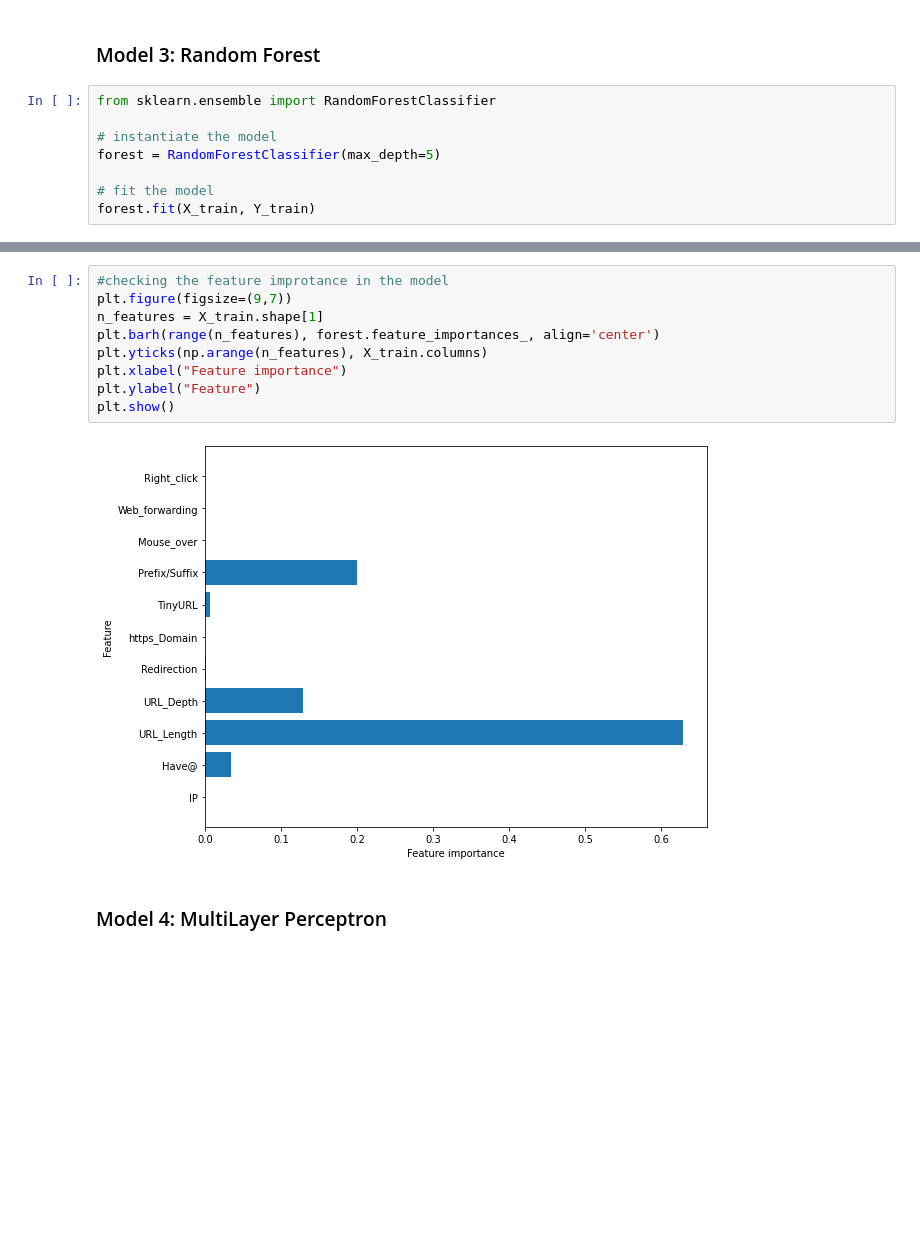
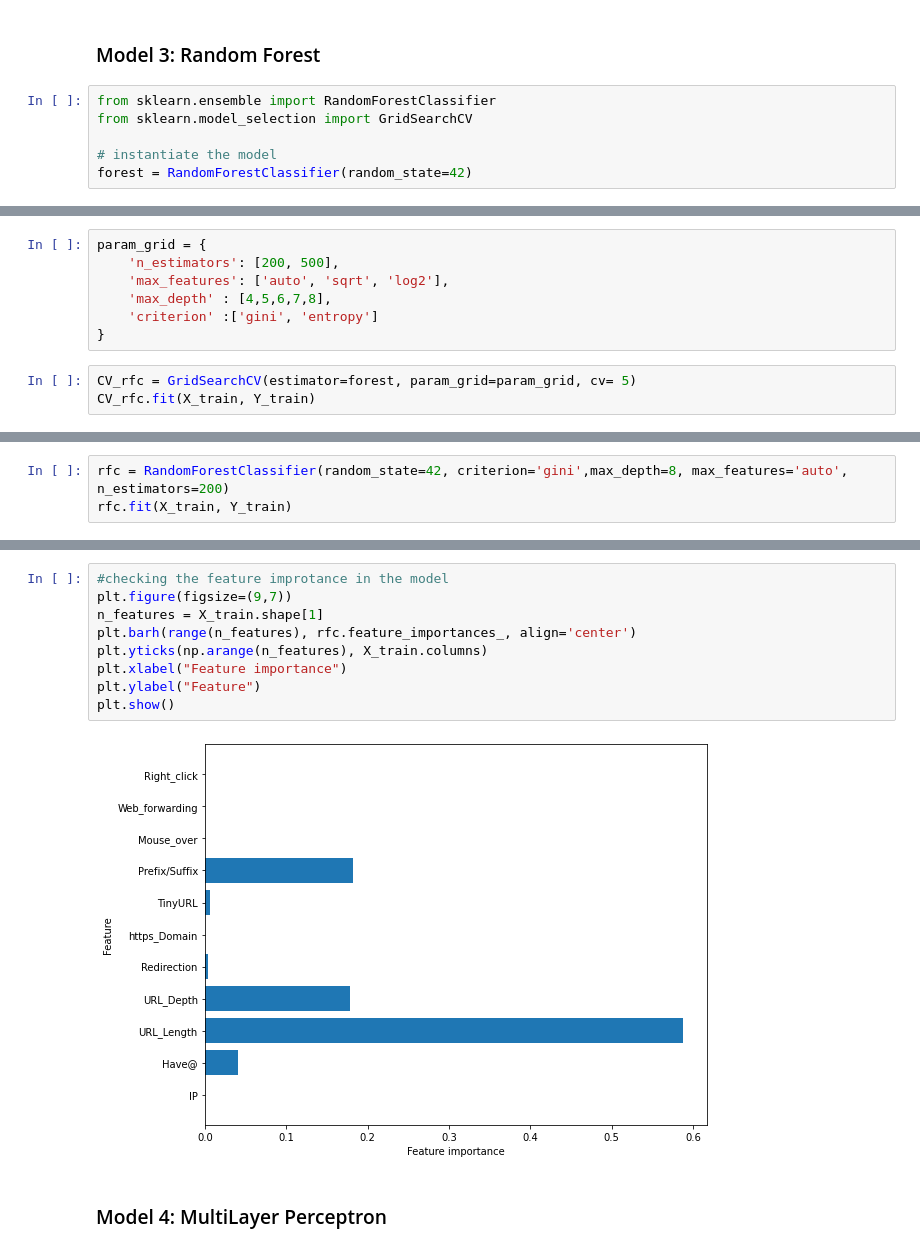
Before and after one commit to visheshkishore/phishing-website-detection, a Jupyter notebook: Phishing Url Model Training.ipynb, the cells around one changed output, grey strips where cells are left out. Saved outputs shown, nothing was run; the diff lists cells and outputs as text; blank space fills up the shorter version.

```diff
--- a/Phishing Url Model Training.ipynb
+++ b/Phishing Url Model Training.ipynb
@@ -237,9 +261,7 @@ plt.show()
 ### Model 3: Random Forest
 # %%
 from sklearn.ensemble import RandomForestClassifier
+from sklearn.model_selection import GridSearchCV
 
 # instantiate the model
-forest = RandomForestClassifier(max_depth=5)
-
-# fit the model
-forest.fit(X_train, Y_train)
+forest = RandomForestClassifier(random_state=42)
@@ -247,0 +268,10 @@ RandomForestClassifier(max_depth=5)
+# %%
+param_grid = {
+    'n_estimators': [200, 500],
+    'max_features': ['auto', 'sqrt', 'log2'],
+    'max_depth' : [4,5,6,7,8],
+    'criterion' :['gini', 'entropy']
+}
+# %%
+CV_rfc = GridSearchCV(estimator=forest, param_grid=param_grid, cv= 5)
+CV_rfc.fit(X_train, Y_train)
@@ -247,0 +291,3 @@ RandomForestClassifier(max_depth=5)
+# %%
+rfc = RandomForestClassifier(random_state=42, criterion='gini',max_depth=8, max_features='auto', n_estimators=200)
+rfc.fit(X_train, Y_train)
@@ -262,14 +310,14 @@ Random forest: Accuracy on test Data: 0.832
 # %%
 #checking the feature improtance in the model
 plt.figure(figsize=(9,7))
 n_features = X_train.shape[1]
-plt.barh(range(n_features), forest.feature_importances_, align='center')
+plt.barh(range(n_features), rfc.feature_importances_, align='center')
 plt.yticks(np.arange(n_features), X_train.columns)
 plt.xlabel("Feature importance")
 plt.ylabel("Feature")
 plt.show()
 # %% [output]
-[figure, old version]
+[figure, new version]
 # %% [markdown]
 ### Model 4: MultiLayer Perceptron
 # %%
```
Also changed, not shown: parts of 28 cells of this notebook.
